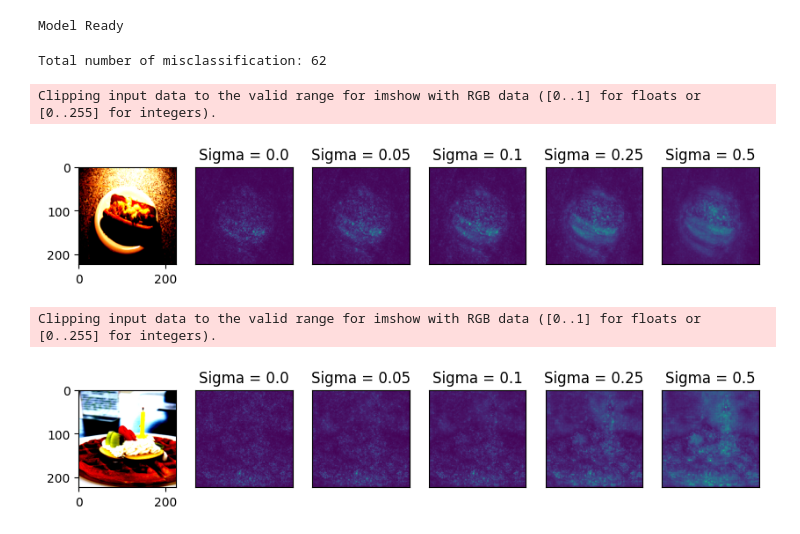
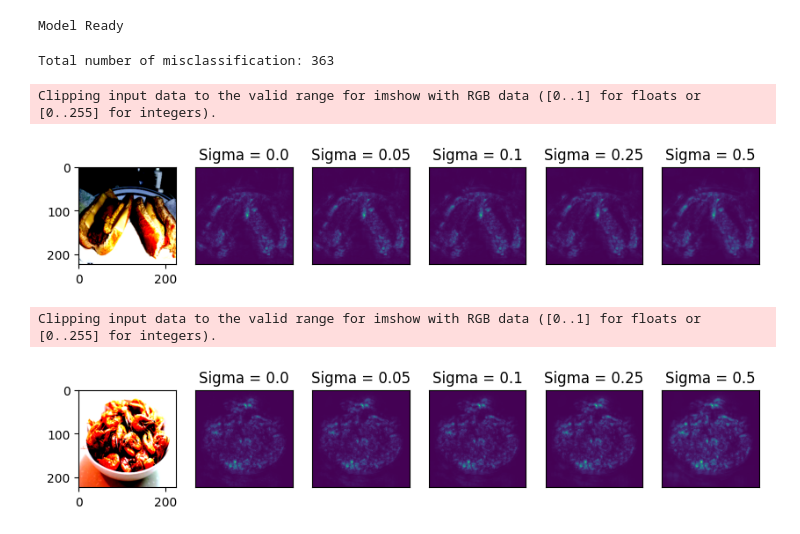
Before and after one commit to mustass/computer_vision, a Jupyter notebook: notebooks/stas/silency.ipynb, the cells around one changed output. Drawn from its saved outputs; the diff is of its cells as text; code cells hidden in the pictures.

```diff
--- a/notebooks/stas/silency.ipynb
+++ b/notebooks/stas/silency.ipynb
@@ -17,9 +17,9 @@ from dl4cv.utils.utils import set_seed
 # %%
 initialize(config_path="../dl4cv02514/configs")
 inference_cfg = compose(config_name="config_hotdog_training")
-inference_cfg["inference"]["run_name"] = 'test'
+inference_cfg["inference"]["run_name"] = 'stefconv'
 inference_cfg["inference"]["device"] = 'cuda'
-inference_cfg["inference"]["saliency_params"]["num_samples"] = '20'
+inference_cfg["inference"]["saliency_params"]["num_samples"] = '50'
 path = f"outputs/{inference_cfg.inference.run_name}/.hydra/config.yaml"
 with open(path) as cfg:
     cfg_yaml = yaml.safe_load(cfg)
@@ -64,7 +64,7 @@ for i,batch in enumerate(tqdm(loader)):
         corrclassified_images.append(batch[0].squeeze().numpy())
 print(f'Total number of misclassification: {len(misclass_indices)}')
 # %% [output]
-Total number of misclassification: 62
+Total number of misclassification: 363
 # %%
 def plot_saliency(index, image,sigma):
     saliency_map = np.load(f"outputs/{cfg.inference.run_name}/saliency_maps_sigma_{sigma}/saliency_map_{index}.npy")
@@ -96,9 +96,9 @@ def plot_saliency_for_sigmas(index,image,sigmas):
 plot_saliency_for_sigmas(corrclass_indices[16], corrclassified_images[16],[0.0,0.05,0.1,0.25,0.5])
 # %% [output]
 Clipping input data to the valid range for imshow with RGB data ([0..1] for floats or [0..255] for integers).
-[figure, old version]
+[figure, new version]
 # %%
-plot_saliency_for_sigmas(misclass_indices[10], misclassified_images[10],[0.0,0.05,0.1,0.25,0.5])
+plot_saliency_for_sigmas(misclass_indices[15], misclassified_images[15],[0.0,0.05,0.1,0.25,0.5])
 # %% [output]
 Clipping input data to the valid range for imshow with RGB data ([0..1] for floats or [0..255] for integers).
-[figure, old version]
+[figure, new version]
```
Also changed, not shown: 1 other file.
